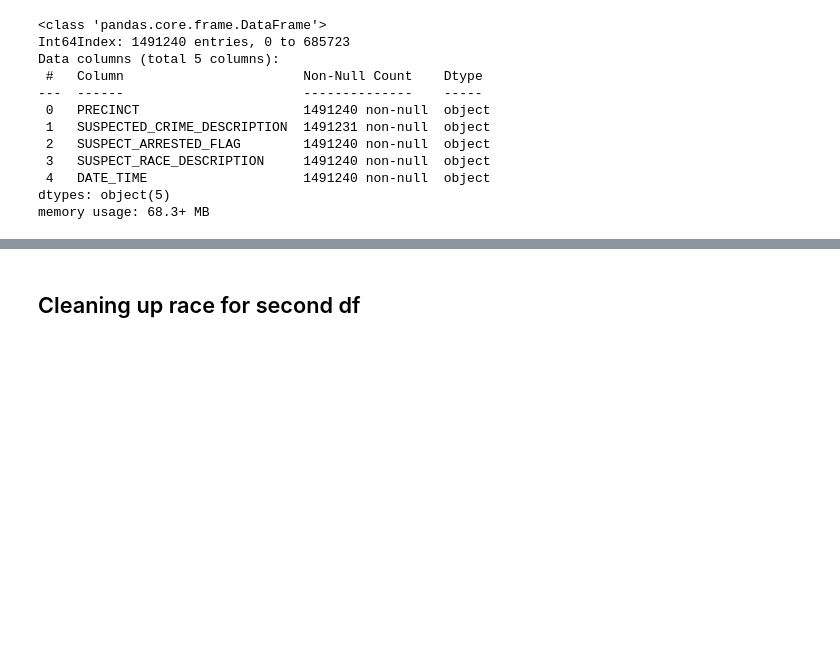
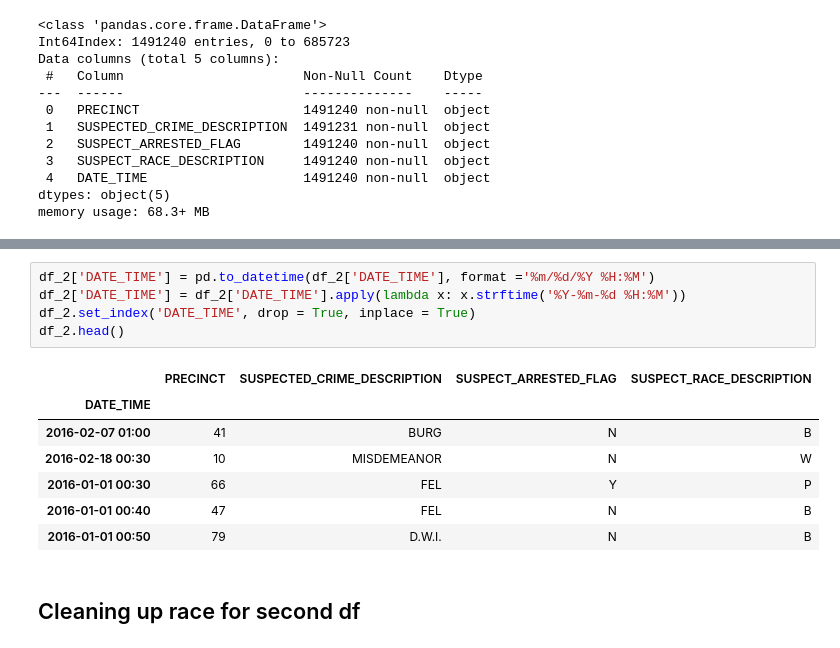
Before and after one commit to casanave/Time_Series_Stop_and_Frisk, a Jupyter notebook: Stop_And_Frisk_Timeseries_Data_Prep.ipynb, the cells around one changed output, grey strips where cells are left out. Drawn from its saved outputs; the diff is of its cells as text; blank space fills up the shorter version.

```diff
--- a/Stop_And_Frisk_Timeseries_Data_Prep.ipynb
+++ b/Stop_And_Frisk_Timeseries_Data_Prep.ipynb
@@ -742,3 +748,16 @@ df_2.head()
+# %%
+df_2['DATE_TIME'] = pd.to_datetime(df_2['DATE_TIME'], format ='%m/%d/%Y %H:%M')
+df_2['DATE_TIME'] = df_2['DATE_TIME'].apply(lambda x: x.strftime('%Y-%m-%d %H:%M'))
+df_2.set_index('DATE_TIME', drop = True, inplace = True)
+df_2.head()
+# %% [output]
+|  | PRECINCT | SUSPECTED_CRIME_DESCRIPTION | SUSPECT_ARRESTED_FLAG | SUSPECT_RACE_DESCRIPTION |
+| DATE_TIME |  |  |  |  |
+| 2016-02-07 01:00 | 41 | BURG | N | B |
+| 2016-02-18 00:30 | 10 | MISDEMEANOR | N | W |
+| 2016-01-01 00:30 | 66 | FEL | Y | P |
+| 2016-01-01 00:40 | 47 | FEL | N | B |
+| 2016-01-01 00:50 | 79 | D.W.I. | N | B |
 # %% [markdown]
 ## Cleaning up race for second df
 # %%
```
Also changed, not shown: parts of 7 cells of this notebook, 2 other files.
